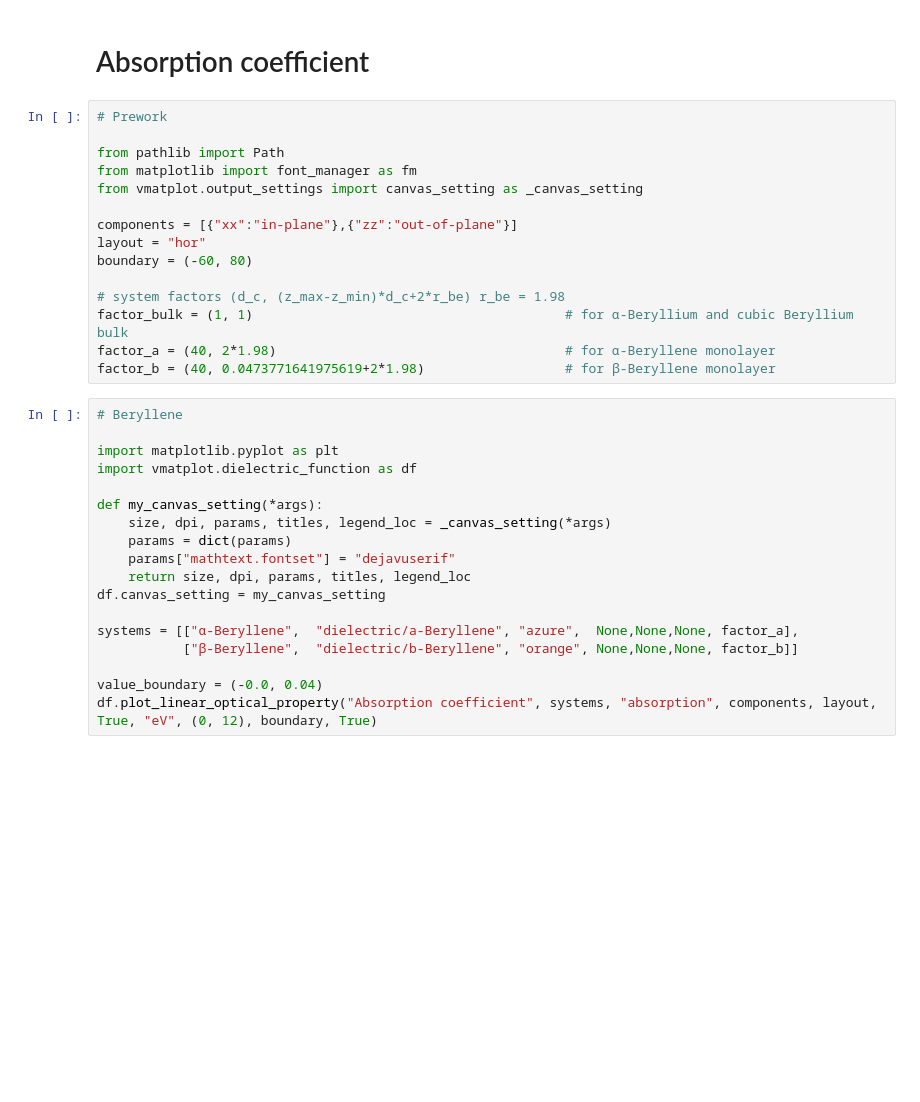
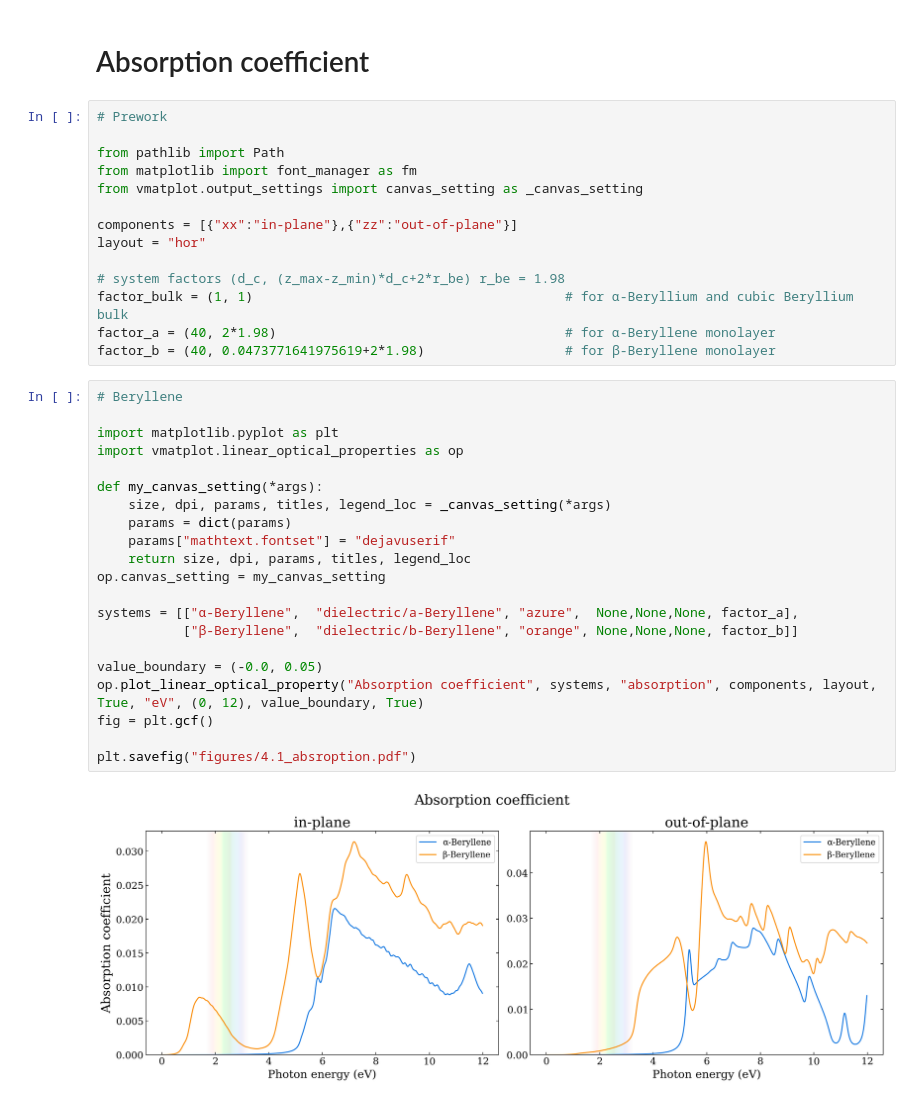
Before and after one commit to Photonico/Thesis_figures, a Jupyter notebook: 4.1_Absroption.ipynb, the cells around one changed output. Saved outputs shown, nothing was run; the diff lists cells and outputs as text; blank space fills up the shorter version.

```diff
--- a/4.1_Absroption.ipynb
+++ b/4.1_Absroption.ipynb
@@ -9,7 +9,6 @@ from vmatplot.output_settings import canvas_setting as _canvas_setting
 
 components = [{"xx":"in-plane"},{"zz":"out-of-plane"}]
 layout = "hor"
-boundary = (-60, 80)
 
 # system factors (d_c, (z_max-z_min)*d_c+2*r_be) r_be = 1.98
 factor_bulk = (1, 1)                                        # for α-Beryllium and cubic Beryllium bulk
@@ -18,18 +17,23 @@ factor_b = (40, 0.0473771641975619+2*1.98)                  # for β-Beryllene m
 # %%
 # Beryllene
 
 import matplotlib.pyplot as plt
-import vmatplot.dielectric_function as df
+import vmatplot.linear_optical_properties as op
 
 def my_canvas_setting(*args):
     size, dpi, params, titles, legend_loc = _canvas_setting(*args)
     params = dict(params)
     params["mathtext.fontset"] = "dejavuserif"
     return size, dpi, params, titles, legend_loc
-df.canvas_setting = my_canvas_setting
+op.canvas_setting = my_canvas_setting
 
 systems = [["α-Beryllene",  "dielectric/a-Beryllene", "azure",  None,None,None, factor_a],
            ["β-Beryllene",  "dielectric/b-Beryllene", "orange", None,None,None, factor_b]]
 
-value_boundary = (-0.0, 0.04)
-df.plot_linear_optical_property("Absorption coefficient", systems, "absorption", components, layout, True, "eV", (0, 12), boundary, True)
+value_boundary = (-0.0, 0.05)
+op.plot_linear_optical_property("Absorption coefficient", systems, "absorption", components, layout, True, "eV", (0, 12), value_boundary, True)
+fig = plt.gcf()
+
+plt.savefig("figures/4.1_absroption.pdf")
+# %% [output]
+[figure, added]
```
Also changed, not shown: parts of 1 cell of this notebook, 5 other files.
